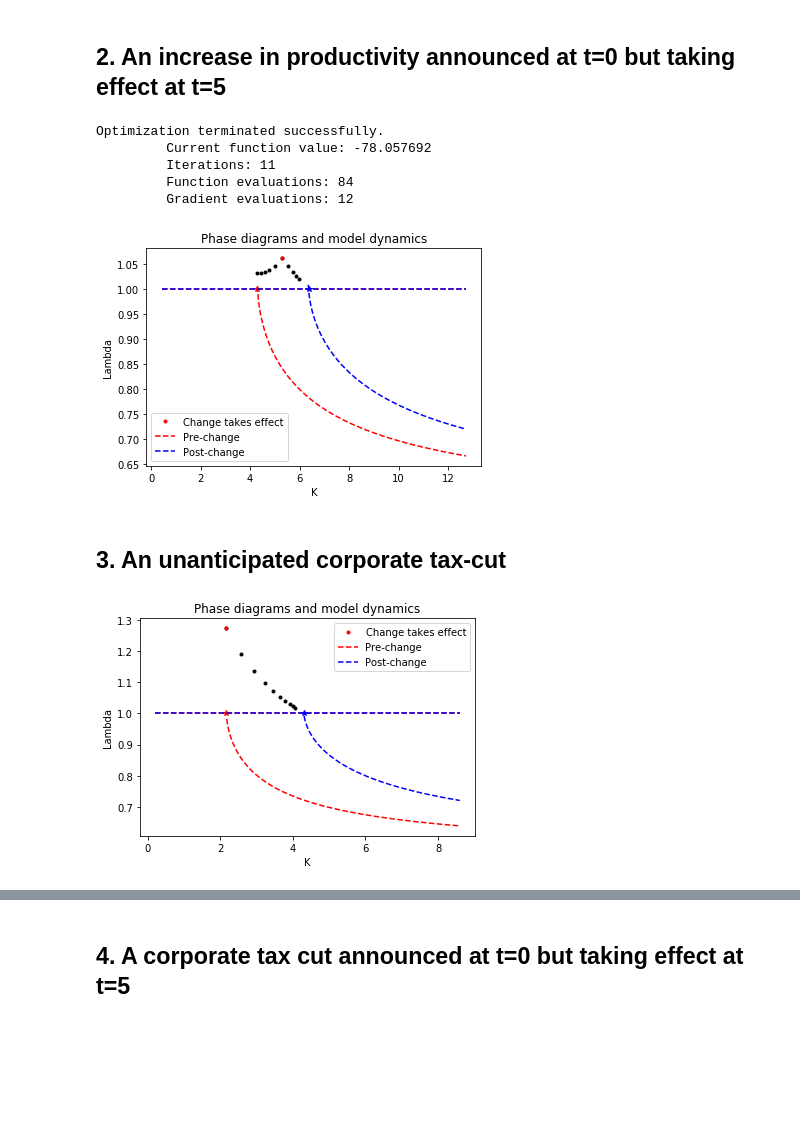
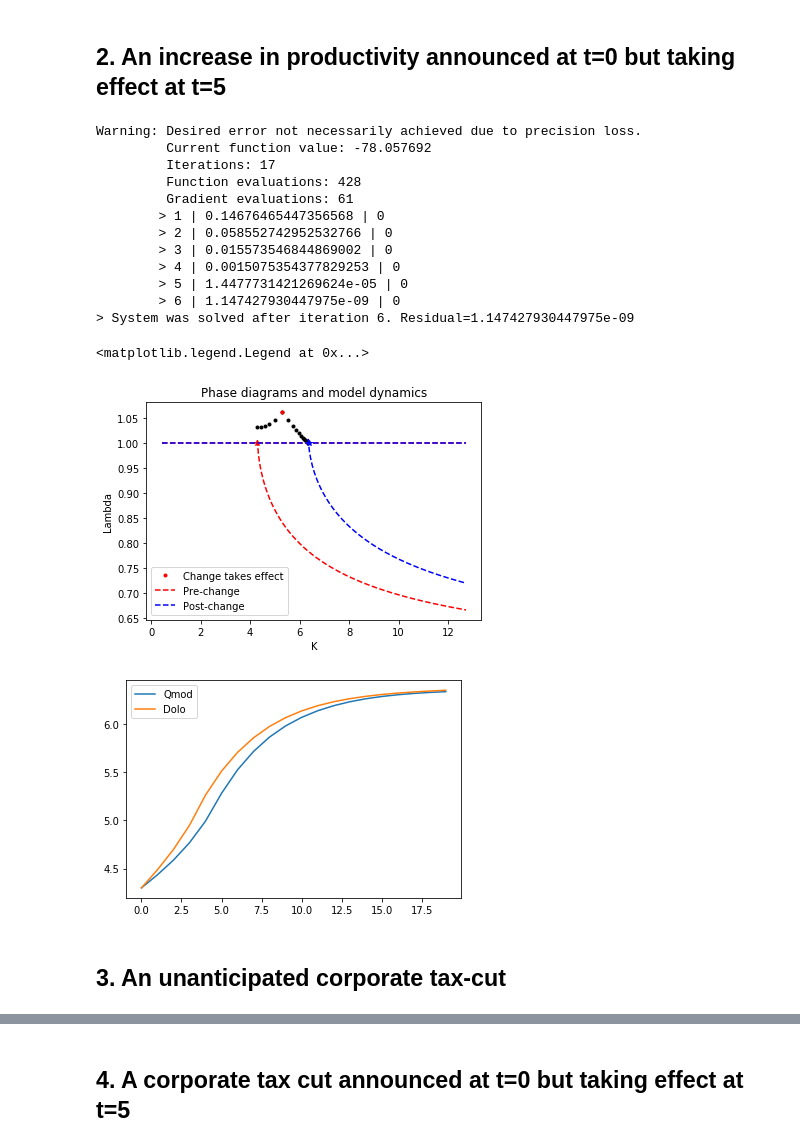
Before and after one commit to Mv77/Q_Investment, a Jupyter notebook: Examples_structural_change.ipynb, the cells around one changed output, grey strips where cells are left out. Saved outputs shown, nothing was run; the diff lists cells and outputs as text; code cells hidden in the pictures; blank space fills up the shorter version.

Commit message:
Add dolo calculations to structural change simulations

```diff
--- a/Examples_structural_change.ipynb
+++ b/Examples_structural_change.ipynb
@@ -26,6 +33,5 @@ structural changes.
 # %%
 # Function definitions
-
 def pathValue(invest,mod1,mod2,k0,t):
     '''
     Computes the value of taking investment decisions [i(0),i(1),...,i(t-1)]
@@ -82,7 +88,8 @@ def structural_change(mod1,mod2,k0,t_change,T_sim,npoints = 300):
     if t_change > 0:
         fobj = lambda x: -1*pathValue(x,mod1,mod2,k0,t_change)
         inv = optimize.minimize(fobj,x0 = np.ones(t)*mod1.kss*mod2.delta,
-                                options = {'disp': True}).x
+                                options = {'disp': True},
+                                tol = 1e-16).x
 
     # Find paths of capital and lambda
     k = np.zeros(T_sim)
@@ -134,0 +144,17 @@ def structural_change(mod1,mod2,k0,t_change,T_sim,npoints = 300):
+# %%
+def simul_change_dolo(model, k0,  exog0, exog1, t_change, T_sim):
+
+    # The first step is to create time series for the exogenous variables
+    exog = np.array([exog1,]*(T_sim - t_change))
+    if t_change > 0:
+        exog = np.concatenate((np.array([exog0,]*(t_change)),
+                               exog),
+                              axis = 0)
+
+    exog = pd.DataFrame(exog, columns = ['R','tau','itc_1','psi'])
+
+    # Simpulate the optimal response
+    dr = pf.deterministic_solve(model = model,shocks = exog, T=T_sim,
+                                verbose=True, s1 = k0)
+
+    return(dr[1:])
@@ -158,27 +241,38 @@ sol = structural_change(mod1 = Q1, mod2 = Q2, k0 = k0, t_change = t,T_sim=T)
 # %%
 # Repeat the calculation now assuming the change happens at t=5
 t = 5
 
-sol = structural_change(mod1 = Q1, mod2 = Q2, k0 = k0, t_change = t,T_sim=T)
+# Qmod class
+sol = structural_change(mod1 = Qmodel, mod2 = Q_high_psi,
+                        k0 = k0, t_change = t,T_sim=T)
+
+# Dolo
+soldolo = simul_change_dolo(model = QDolo, k0 = np.array([k0]),
+                            exog0 = [R,tau,zeta,psi],
+                            exog1 = [R,tau,zeta,psi_new],
+                            t_change = t, T_sim = T)
+
+# Plot the path of capital under both solutions
+time = range(T)
+plt.figure()
+plt.plot(time, sol[0], label = 'Qmod')
+plt.plot(time, soldolo['k'], label = 'Dolo')
+plt.legend()
 # %% [output]
-Optimization terminated successfully.
+Warning: Desired error not necessarily achieved due to precision loss.
          Current function value: -78.057692
-         Iterations: 11
-         Function evaluations: 84
-         Gradient evaluations: 12
+         Iterations: 17
+         Function evaluations: 428
+         Gradient evaluations: 61
+        > 1 | 0.14676465447356568 | 0
+        > 2 | 0.058552742952532766 | 0
+        > 3 | 0.015573546844869002 | 0
+        > 4 | 0.0015075354377829253 | 0
+        > 5 | 1.4477731421269624e-05 | 0
+        > 6 | 1.147427930447975e-09 | 0
+> System was solved after iteration 6. Residual=1.147427930447975e-09
+<matplotlib.legend.Legend at 0x...>
-[figure, old version]
+[figure, new version]
+[figure, added]
 # %% [markdown]
 ## 3. An unanticipated corporate tax-cut
-# %%
-Q1 = Qmod(tau = 0.4)
-Q1.solve()
-Q2 = Qmod(tau = 0.05)
-Q2.solve()
-
-t = 0
-T = 10
-k0 = Q1.kss
-
-sol = structural_change(mod1 = Q1, mod2 = Q2, k0 = k0, t_change = t,T_sim=T)
-# %% [output]
-[figure, removed]
```
Also changed, not shown: parts of 13 cells of this notebook, 4 other files.
